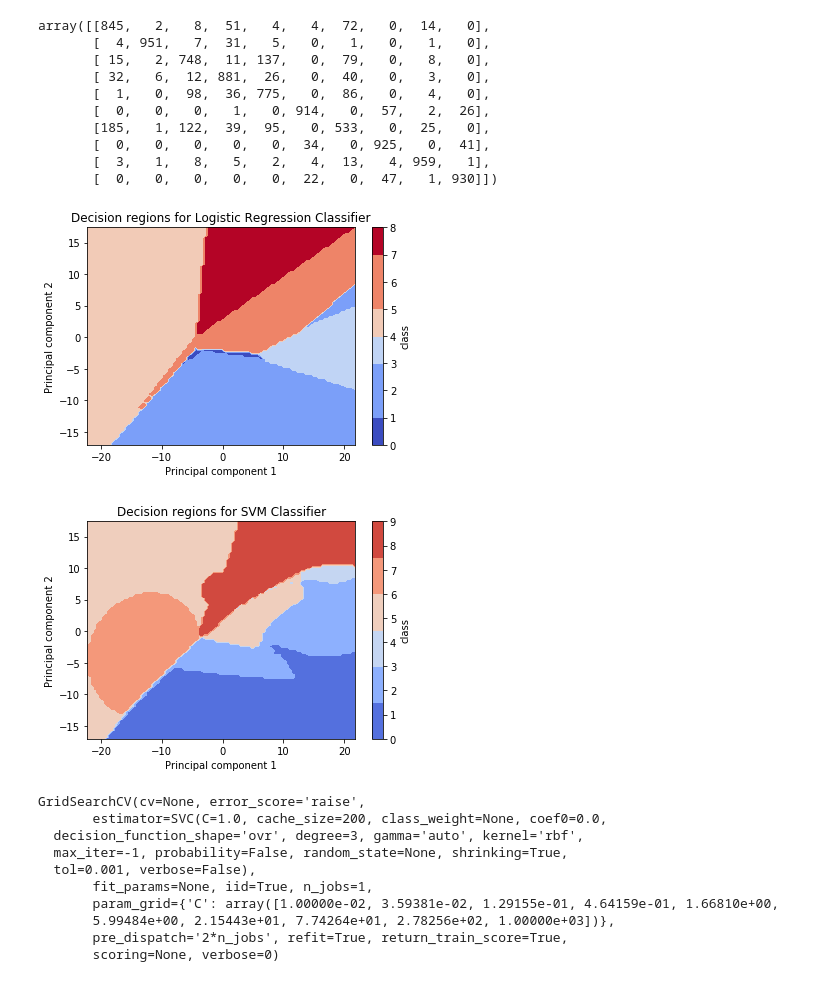
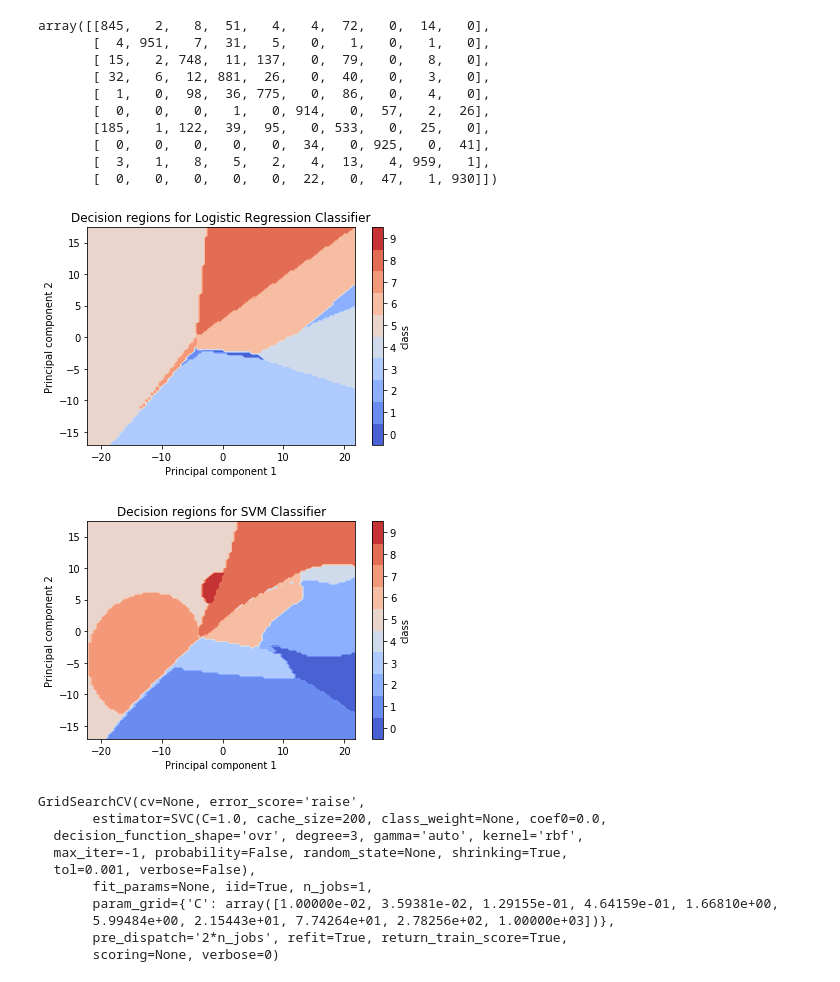
Before and after one commit to apurvmishra99/iaml-cw2, a Jupyter notebook: explore_q2.ipynb, the cells around one changed output. Cells and saved outputs as stored; diff of their text form; code cells hidden in the pictures.

Commit message:
fix q2 error, put titles in q1 plots and better graph for 3.5

```diff
--- a/explore_q2.ipynb
+++ b/explore_q2.ipynb
@@ -90,24 +90,26 @@ std1, std2 = np.std(Xtrn_nm_pca, axis=0)
 # %%
 # 2.3
 x = np.arange(-5*std1, 5*std1, std1 / 10) # shape: 100 x 2
 y = np.arange(5*std2, -5*std2, -1*std2 / 10)
 xx, yy = np.meshgrid(x, y)
 
 z = np.vstack([xx.ravel(), yy.ravel()]).T # shape: 10000 x 2
 
 proj_z = pca_2.inverse_transform(z) # transfrom to 784 features
 
 Z = loaded_lr_model.predict(proj_z)
 Z = Z.reshape(xx.shape)
-plt.contourf(xx, yy, Z, cmap=plt.cm.get_cmap("coolwarm", 6))
+levels = np.arange(11) - 0.5
+
+plt.contourf(xx, yy, Z, cmap=plt.cm.get_cmap("coolwarm"), levels=levels)
 plt.xlabel("Principal component 1")
 plt.ylabel("Principal component 2")
 plt.title("Decision regions for Logistic Regression Classifier")
-plt.colorbar(ticks=range(10), label='class')
+cbar = plt.colorbar(ticks=range(10), label='class')
 plt.savefig("results/2_3.png")
 plt.show()
 # %% [output]
-[figure, old version]
+[figure, new version]
 # %%
 # 2.4
 x = np.arange(-5*std1, 5*std1, std1 / 10)
@@ -120,8 +122,9 @@ proj_z = pca_2.inverse_transform(z)
 
 Z = loaded_svc_model.predict(proj_z)
 Z = Z.reshape(xx.shape)
+levels = np.arange(11) - 0.5
 
-plt.contourf(xx, yy, Z, cmap=plt.cm.get_cmap("coolwarm"))
+plt.contourf(xx, yy, Z, cmap=plt.cm.get_cmap("coolwarm"), levels=levels)
 plt.xlabel("Principal component 1")
 plt.ylabel("Principal component 2")
 plt.title("Decision regions for SVM Classifier")
@@ -129,7 +132,7 @@ plt.colorbar(ticks=range(10), label='class')
 plt.savefig("results/2_4.png")
 plt.show()
 # %% [output]
-[figure, old version]
+[figure, new version]
 # %%
 # 2.5
 Xsmall = None
```
Also changed, not shown: 12 other files.
